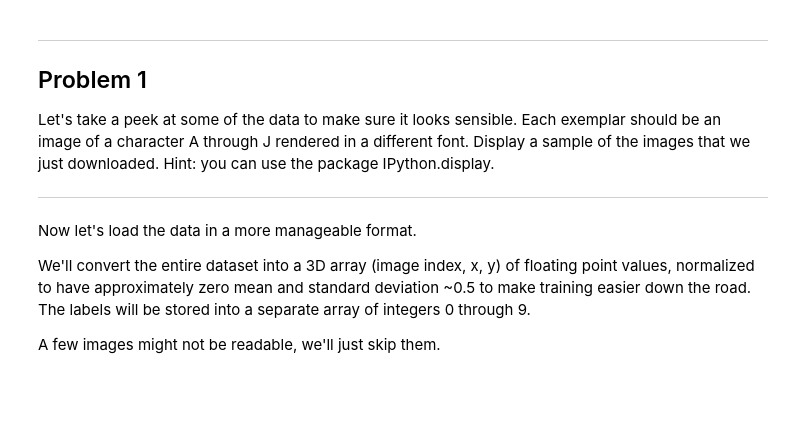
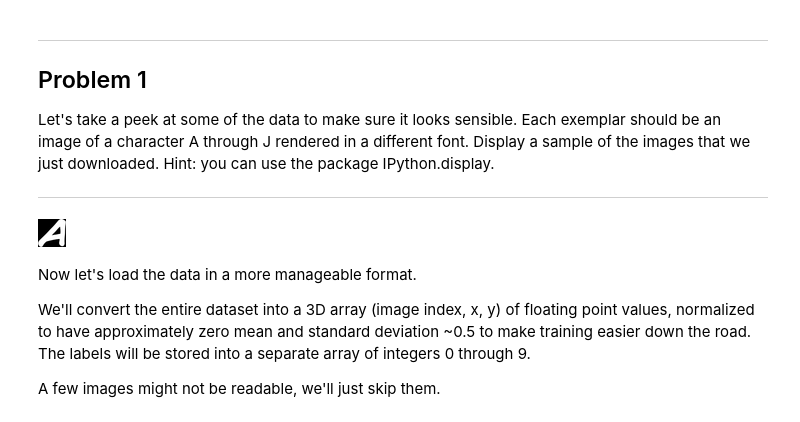
Before and after one commit to creativeishu/Deep-Learning-Notes, a Jupyter notebook: i/assignments/1/1_notmnist.ipynb, the cells around one changed output. Drawn from its saved outputs; the diff is of its cells as text; code cells hidden in the pictures; blank space fills up the shorter version.

```diff
--- a/i/assignments/1/1_notmnist.ipynb
+++ b/i/assignments/1/1_notmnist.ipynb
@@ -78,6 +80,11 @@ Problem 1
 Let's take a peek at some of the data to make sure it looks sensible. Each exemplar should be an image of a character A through J rendered in a different font. Display a sample of the images that we just downloaded. Hint: you can use the package IPython.display.
 
 ---
+# %%
+Image('notMNIST_small/A/Q291cmllckMtQm9sZC5vdGY=.png')
+Image('notMNIST_small/A/Q0NXaWxkV29yZHMtQm9sZEl0YWxpYy50dGY=.png')
+# %% [output]
+[figure, added]
 # %% [markdown]
 Now let's load the data in a more manageable format.
 
```
Also changed, not shown: parts of 7 cells of this notebook, 1 other file.
